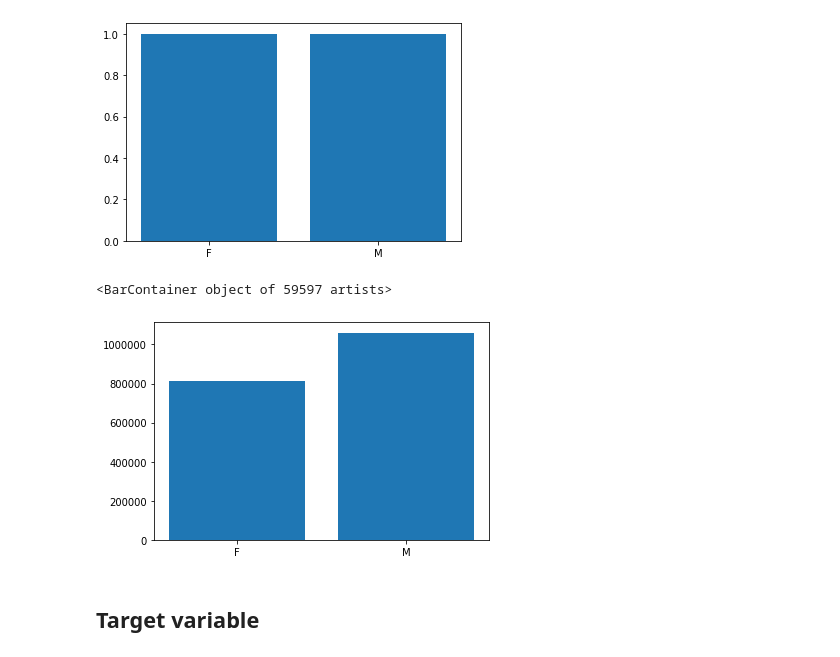
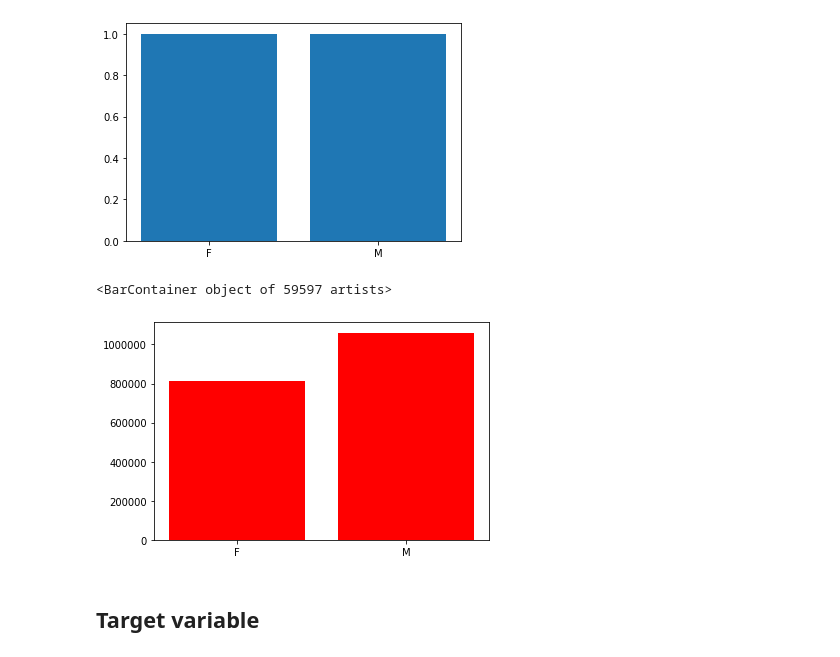
Before and after one commit to Lidetsal/Code_Practice, a Jupyter notebook: 2modeling.ipynb, the cells around one changed output. Drawn from its saved outputs; the diff is of its cells as text; code cells hidden in the pictures.

```diff
--- a/2modeling.ipynb
+++ b/2modeling.ipynb
@@ -53,7 +53,7 @@ plt.show()
 # %% [output]
 [figure]
 # %%
-plt.bar(train.sex, train.total_income)
+plt.bar(train.sex, train.total_income, color='r')
 # %% [output]
 <BarContainer object of 59597 artists>
-[figure, old version]
+[figure, new version]
```
Also changed, not shown: parts of 1 cell of this notebook.
